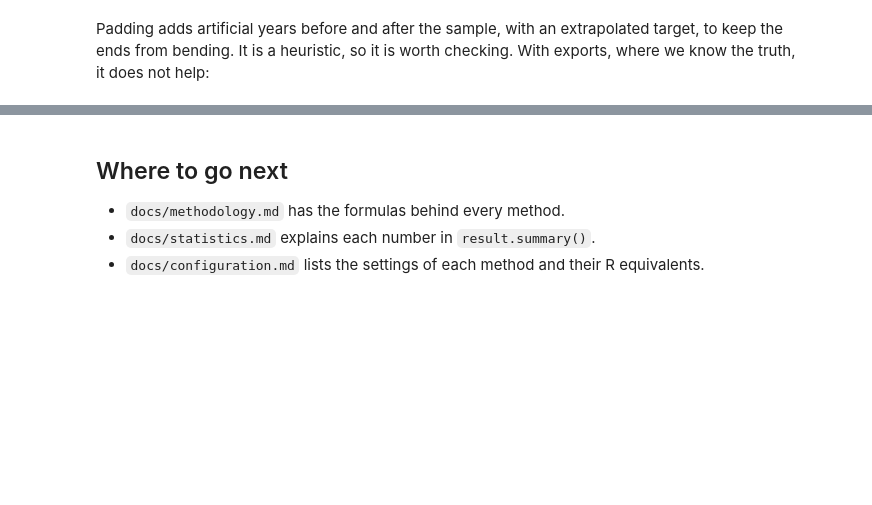
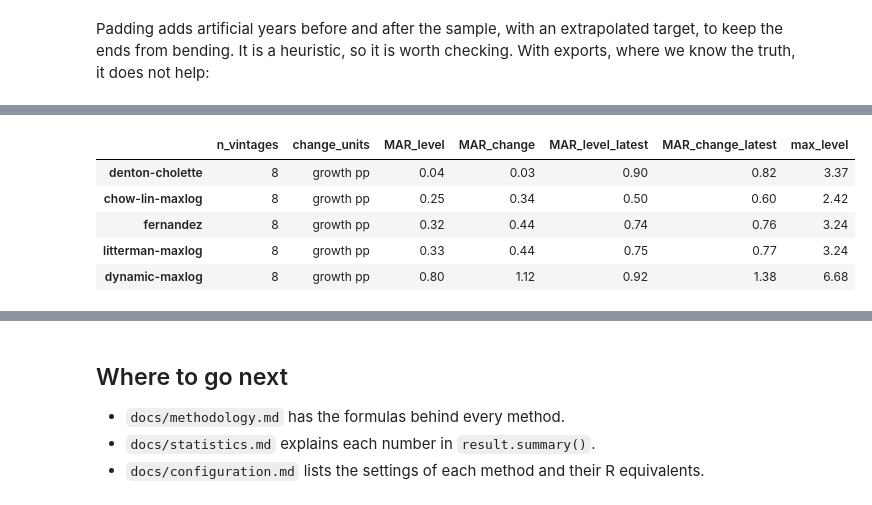
Before and after one commit to jaimevera1107/tempdisagg, a Jupyter notebook: examples/tempdisagg_examples.ipynb, the cells around one changed output, grey strips where cells are left out. Drawn from its saved outputs; the diff is of its cells as text; code cells hidden in the pictures; blank space fills up the shorter version.

```diff
--- a/examples/tempdisagg_examples.ipynb
+++ b/examples/tempdisagg_examples.ipynb
@@ -448,0 +518,13 @@ batch job can log them.
+# %%
+candidates = {name: td.Candidate(td.TemporalDisaggregator(name), trade[["exports"]])
+              for name in ["chow-lin-maxlog", "fernandez", "litterman-maxlog",
+                           "denton-cholette", "dynamic-maxlog"]}
+revisions = td.revision_analysis(sales, candidates, n_vintages=8)
+revisions.summary().round(2)
+# %% [output]
+|  | n_vintages | change_units | MAR_level | MAR_change | MAR_level_latest | MAR_change_latest | max_level |
+| denton-cholette | 8 | growth pp | 0.04 | 0.03 | 0.90 | 0.82 | 3.37 |
+| chow-lin-maxlog | 8 | growth pp | 0.25 | 0.34 | 0.50 | 0.60 | 2.42 |
+| fernandez | 8 | growth pp | 0.32 | 0.44 | 0.74 | 0.76 | 3.24 |
+| litterman-maxlog | 8 | growth pp | 0.33 | 0.44 | 0.75 | 0.77 | 3.24 |
+| dynamic-maxlog | 8 | growth pp | 0.80 | 1.12 | 0.92 | 1.38 | 6.68 |
```
Also changed, not shown: parts of 23 cells of this notebook, 22 other files.
